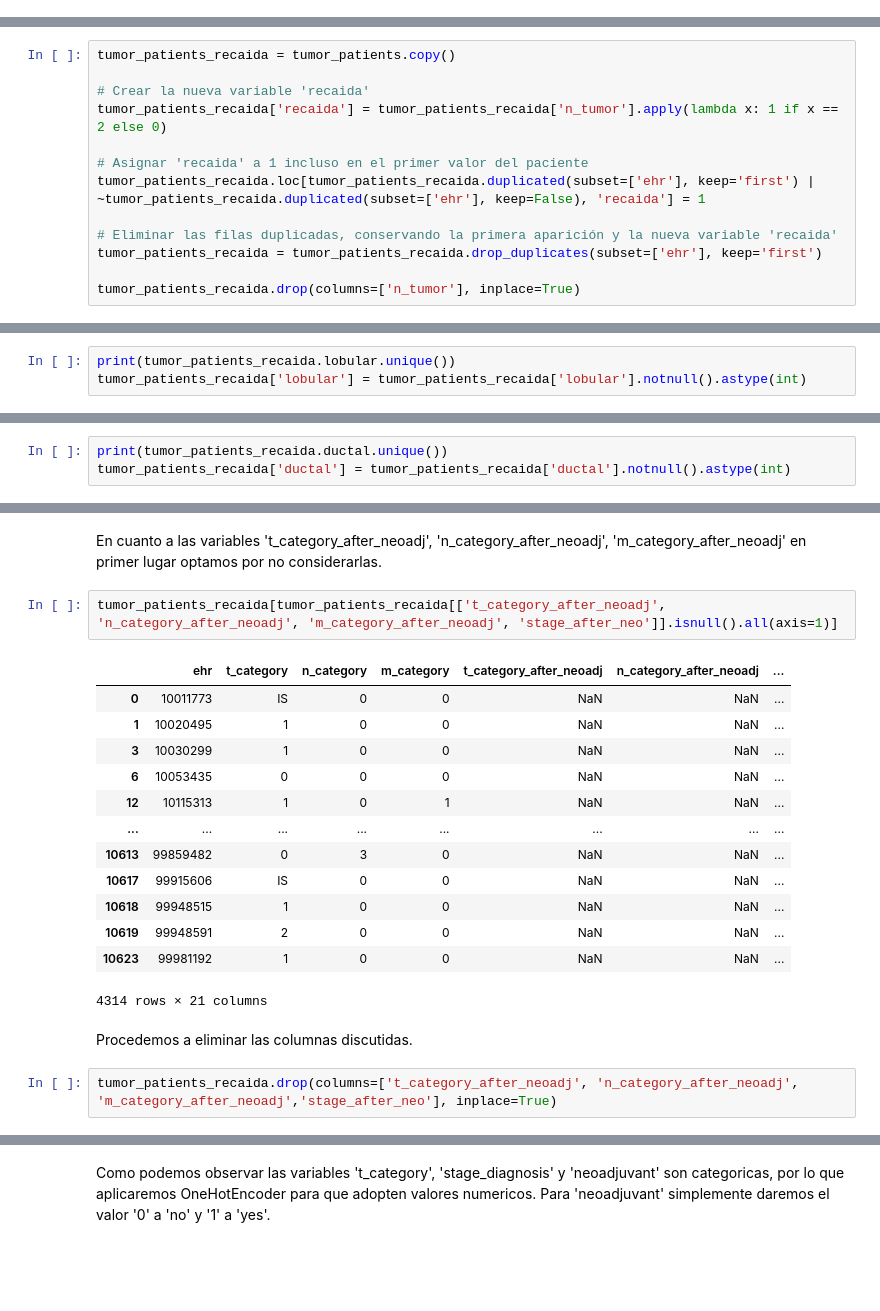
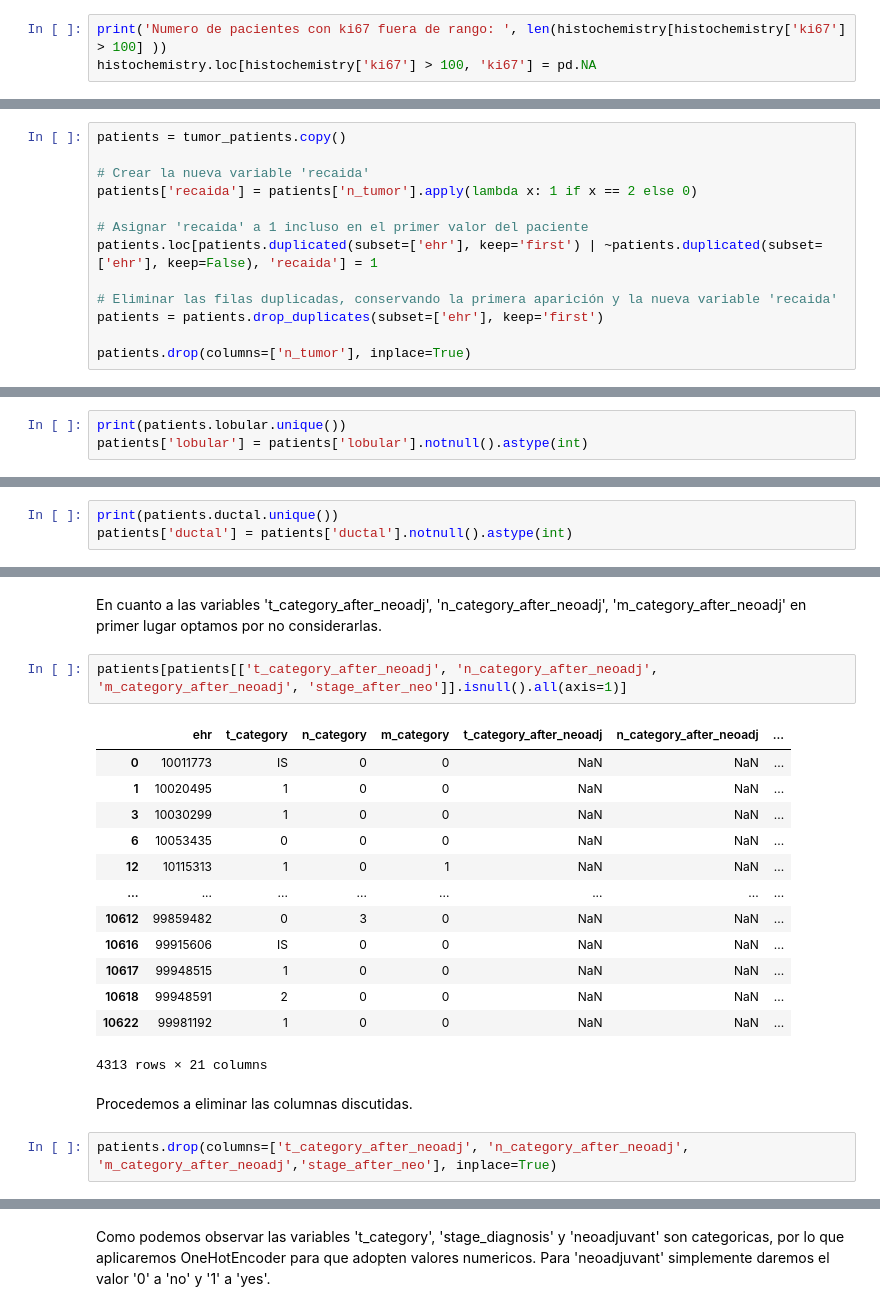
Before and after one commit to MrGG14/cancer_mama, a Jupyter notebook: code/preprocessing.ipynb, the cells around one changed output, grey strips where cells are left out. Cells and saved outputs as stored; diff of their text form; blank space fills up the shorter version.

```diff
--- a/code/preprocessing.ipynb
+++ b/code/preprocessing.ipynb
@@ -381,0 +384,3 @@ histochemistry.describe()
+# %%
+print('Numero de pacientes con ki67 fuera de rango: ', len(histochemistry[histochemistry['ki67'] > 100] ))
+histochemistry.loc[histochemistry['ki67'] > 100, 'ki67'] = pd.NA
@@ -693,13 +674,13 @@ Un paciente ha recaido si ha tenido mas de un tumor, por lo que podemos construi
 # %%
-tumor_patients_recaida = tumor_patients.copy()
+patients = tumor_patients.copy()
 
 # Crear la nueva variable 'recaida'
-tumor_patients_recaida['recaida'] = tumor_patients_recaida['n_tumor'].apply(lambda x: 1 if x == 2 else 0)
+patients['recaida'] = patients['n_tumor'].apply(lambda x: 1 if x == 2 else 0)
 
 # Asignar 'recaida' a 1 incluso en el primer valor del paciente
-tumor_patients_recaida.loc[tumor_patients_recaida.duplicated(subset=['ehr'], keep='first') | ~tumor_patients_recaida.duplicated(subset=['ehr'], keep=False), 'recaida'] = 1
+patients.loc[patients.duplicated(subset=['ehr'], keep='first') | ~patients.duplicated(subset=['ehr'], keep=False), 'recaida'] = 1
 
 # Eliminar las filas duplicadas, conservando la primera aparición y la nueva variable 'recaida'
-tumor_patients_recaida = tumor_patients_recaida.drop_duplicates(subset=['ehr'], keep='first')
+patients = patients.drop_duplicates(subset=['ehr'], keep='first')
 
-tumor_patients_recaida.drop(columns=['n_tumor'], inplace=True)
+patients.drop(columns=['n_tumor'], inplace=True)
@@ -768,37 +755,37 @@ dtype: int64
 # %% [markdown]
 En un primer momento parecia que faltaban una gran cantidad de datos para la variable binaria 'lobular', sin embargo si nos fijamos en sus valores todo ellos corresponden al valor '1', por lo que parece que los nulos no lo son realmente, sino que corresponderian a la clase '0'
 # %%
-print(tumor_patients_recaida.lobular.unique())
-tumor_patients_recaida['lobular'] = tumor_patients_recaida['lobular'].notnull().astype(int)
+print(patients.lobular.unique())
+patients['lobular'] = patients['lobular'].notnull().astype(int)
 # %% [output]
 [nan  1.]
 # %% [markdown]
 Sucede lo mismo para la clase 'ductal'
 # %%
-print(tumor_patients_recaida.ductal.unique())
-tumor_patients_recaida['ductal'] = tumor_patients_recaida['ductal'].notnull().astype(int)
+print(patients.ductal.unique())
+patients['ductal'] = patients['ductal'].notnull().astype(int)
 # %% [output]
 [nan  1.]
 # %% [markdown]
 En cuanto a las variables 't_category_after_neoadj', 'n_category_after_neoadj', 'm_category_after_neoadj' en primer lugar optamos por no considerarlas.
 # %%
-tumor_patients_recaida[tumor_patients_recaida[['t_category_after_neoadj', 'n_category_after_neoadj', 'm_category_after_neoadj', 'stage_after_neo']].isnull().all(axis=1)]
+patients[patients[['t_category_after_neoadj', 'n_category_after_neoadj', 'm_category_after_neoadj', 'stage_after_neo']].isnull().all(axis=1)]
 # %% [output]
 |  | ehr | t_category | n_category | m_category | t_category_after_neoadj | n_category_after_neoadj | ... |
 | 0 | 10011773 | IS | 0 | 0 | NaN | NaN | ... |
 | 1 | 10020495 | 1 | 0 | 0 | NaN | NaN | ... |
 | 3 | 10030299 | 1 | 0 | 0 | NaN | NaN | ... |
 | 6 | 10053435 | 0 | 0 | 0 | NaN | NaN | ... |
 | 12 | 10115313 | 1 | 0 | 1 | NaN | NaN | ... |
 | ... | ... | ... | ... | ... | ... | ... | ... |
-| 10613 | 99859482 | 0 | 3 | 0 | NaN | NaN | ... |
-| 10617 | 99915606 | IS | 0 | 0 | NaN | NaN | ... |
-| 10618 | 99948515 | 1 | 0 | 0 | NaN | NaN | ... |
-| 10619 | 99948591 | 2 | 0 | 0 | NaN | NaN | ... |
-| 10623 | 99981192 | 1 | 0 | 0 | NaN | NaN | ... |
+| 10612 | 99859482 | 0 | 3 | 0 | NaN | NaN | ... |
+| 10616 | 99915606 | IS | 0 | 0 | NaN | NaN | ... |
+| 10617 | 99948515 | 1 | 0 | 0 | NaN | NaN | ... |
+| 10618 | 99948591 | 2 | 0 | 0 | NaN | NaN | ... |
+| 10622 | 99981192 | 1 | 0 | 0 | NaN | NaN | ... |
-4314 rows × 21 columns
+4313 rows × 21 columns
 # %% [markdown]
 Procedemos a eliminar las columnas discutidas.
 # %%
-tumor_patients_recaida.drop(columns=['t_category_after_neoadj', 'n_category_after_neoadj', 'm_category_after_neoadj','stage_after_neo'], inplace=True)
+patients.drop(columns=['t_category_after_neoadj', 'n_category_after_neoadj', 'm_category_after_neoadj','stage_after_neo'], inplace=True)
 # %%
```
Also changed, not shown: parts of 56 cells of this notebook, 6 other files.
